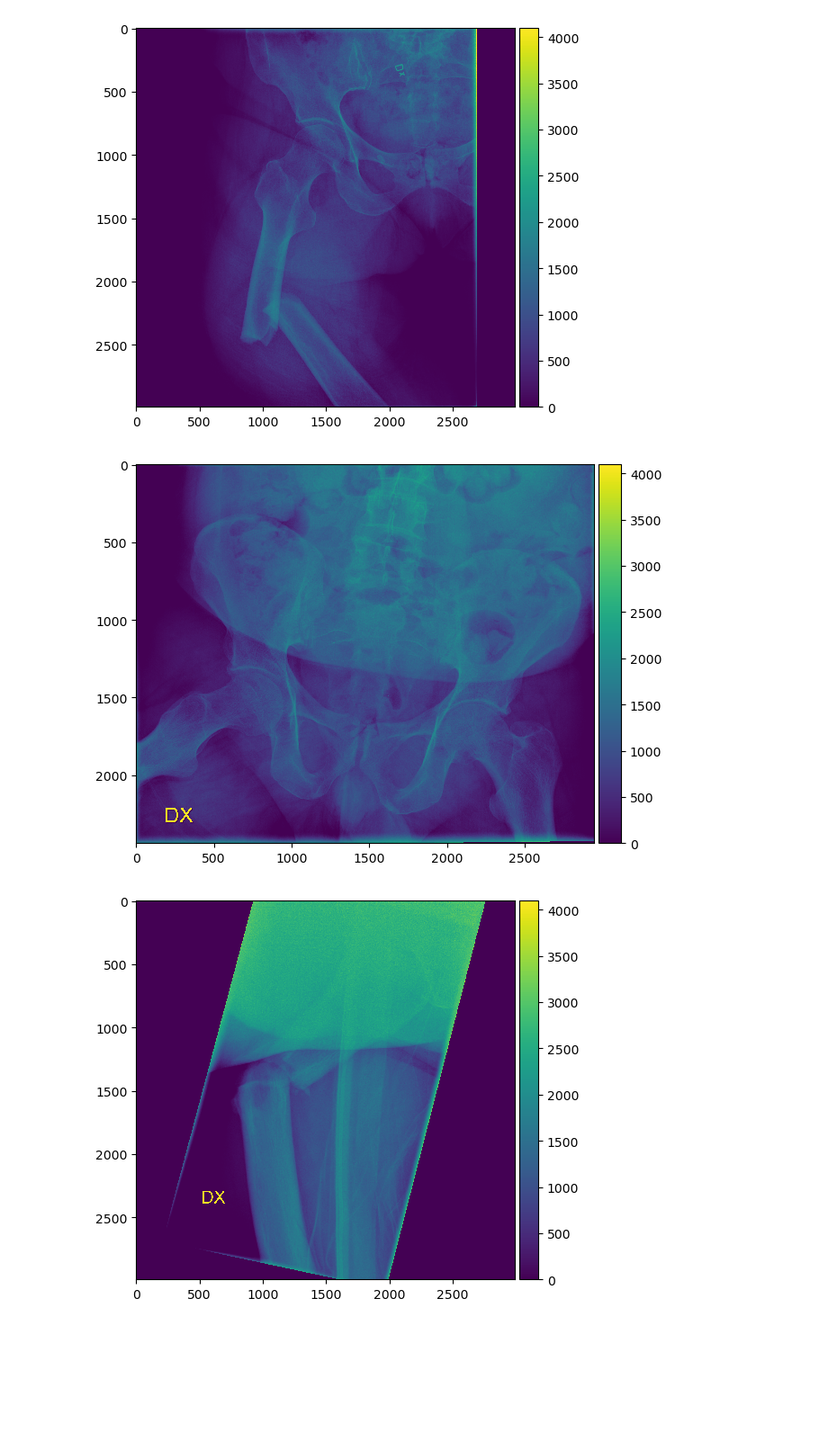
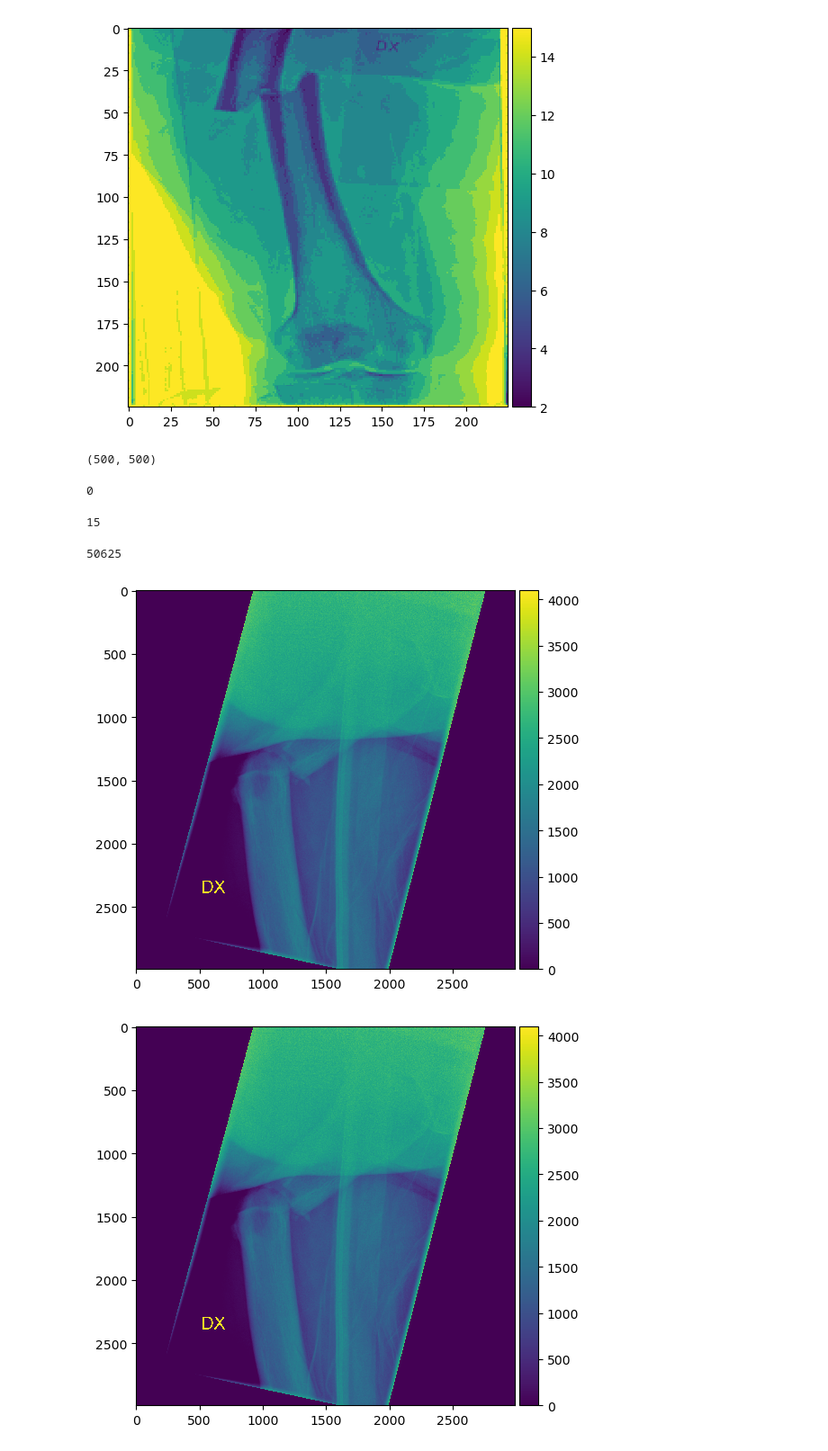
Before and after one commit to chayansraj/Vision-Transformer-Research, a Jupyter notebook: image_analysis.ipynb, the cells around one changed output. Shown at 90% size. Saved outputs shown, nothing was run; the diff lists cells and outputs as text; code cells hidden in the pictures; blank space fills up the shorter version.

Commit message:
image analysis

```diff
--- a/image_analysis.ipynb
+++ b/image_analysis.ipynb
@@ -3,45 +3,62 @@ import skimage
 import cv2
 import matplotlib
 from skimage import io
+import matplotlib.pyplot as plt
 import numpy as np
 io.use_plugin('matplotlib')
 
 
 #conda install cv2
 #pip install opencv-python
 
 
 
 
 from PIL import Image
 from skimage.transform import rescale, resize, downscale_local_mean
 import os
 
 
 
 # PUT IN LOOP
-img = cv2.imread("/local/data1/chash345/AFF_large/patient_12_AFF_class_1_modality_CR_scanoccasion_0_imagenumber_3.png", cv2.IMREAD_UNCHANGED)
+img = cv2.imread("/local/data1/chash345/AFF_large/patient_9_AFF_class_1_modality_CR_scanoccasion_0_imagenumber_2.png", cv2.COLOR_RGB2BGR)
 
 
 
-width = 500
-height = 500
+width = 225
+height = 225
 dim = (width, height)
 
 
 
 # resize image
 resized = cv2.resize(img, dim, interpolation = cv2.INTER_AREA)
-io.imshow(img)
+io.imshow(resized)
 io.show()
 # %% [output]
-[figure, old version]
+[figure, new version]
+# %%
+resized.shape
+# %% [output]
+(500, 500)
+# %%
+np.amin(resized)
+# %% [output]
+0
+# %%
+np.amax(resized)
+# %% [output]
+15
+# %%
+resized.size
+# %% [output]
+50625
 # %%
-img = cv2.imread("../AFF_large/patient_1215_AFF_class_1_modality_CR_scanoccasion_0_imagenumber_1.png", cv2.IMREAD_UNCHANGED)
+img = cv2.imread("../AFF_large/patient_1215_AFF_class_1_modality_CR_scanoccasion_0_imagenumber_2.png", cv2.IMREAD_UNCHANGED)
 io.imshow(img)
 io.show()
 # %% [output]
-[figure, old version]
+[figure, new version]
 # %%
 img = cv2.imread("../AFF_large/patient_1215_AFF_class_1_modality_CR_scanoccasion_0_imagenumber_2.png", cv2.IMREAD_UNCHANGED)
 io.imshow(img)
```
Also changed, not shown: parts of 2 cells of this notebook.
